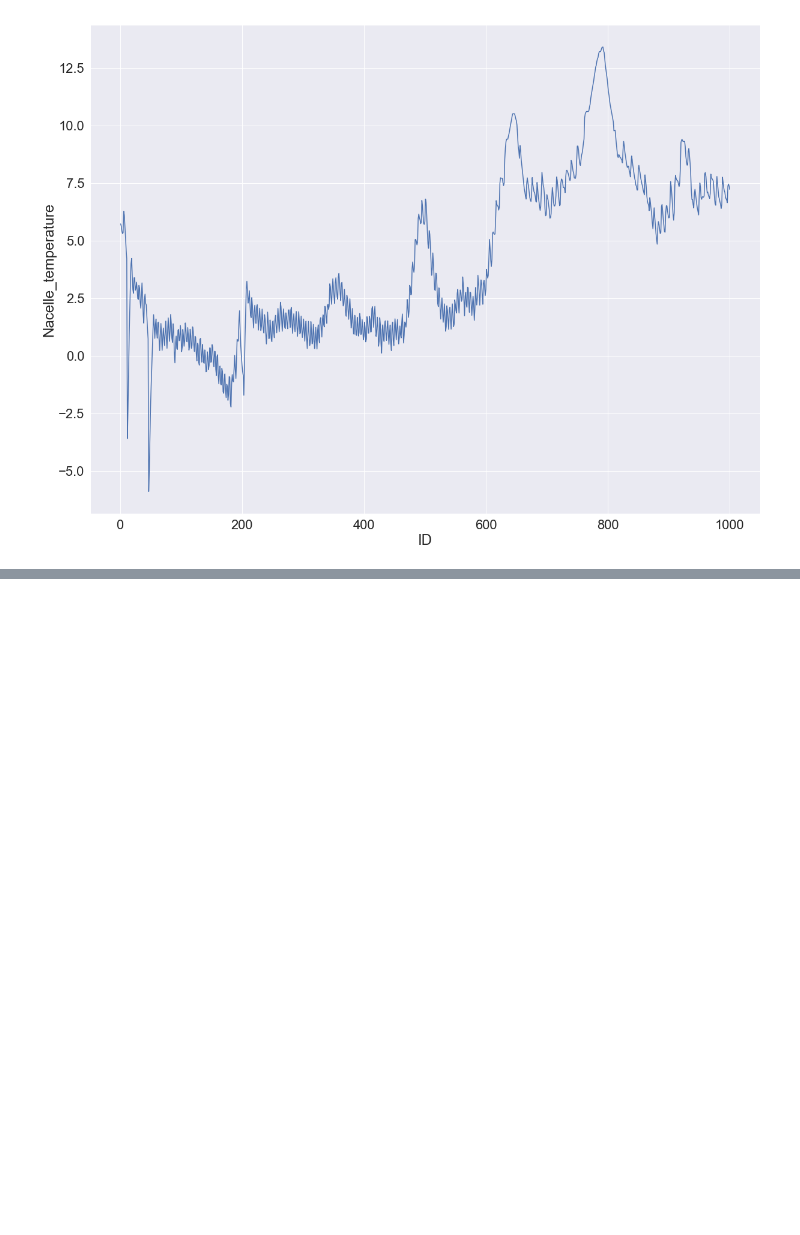
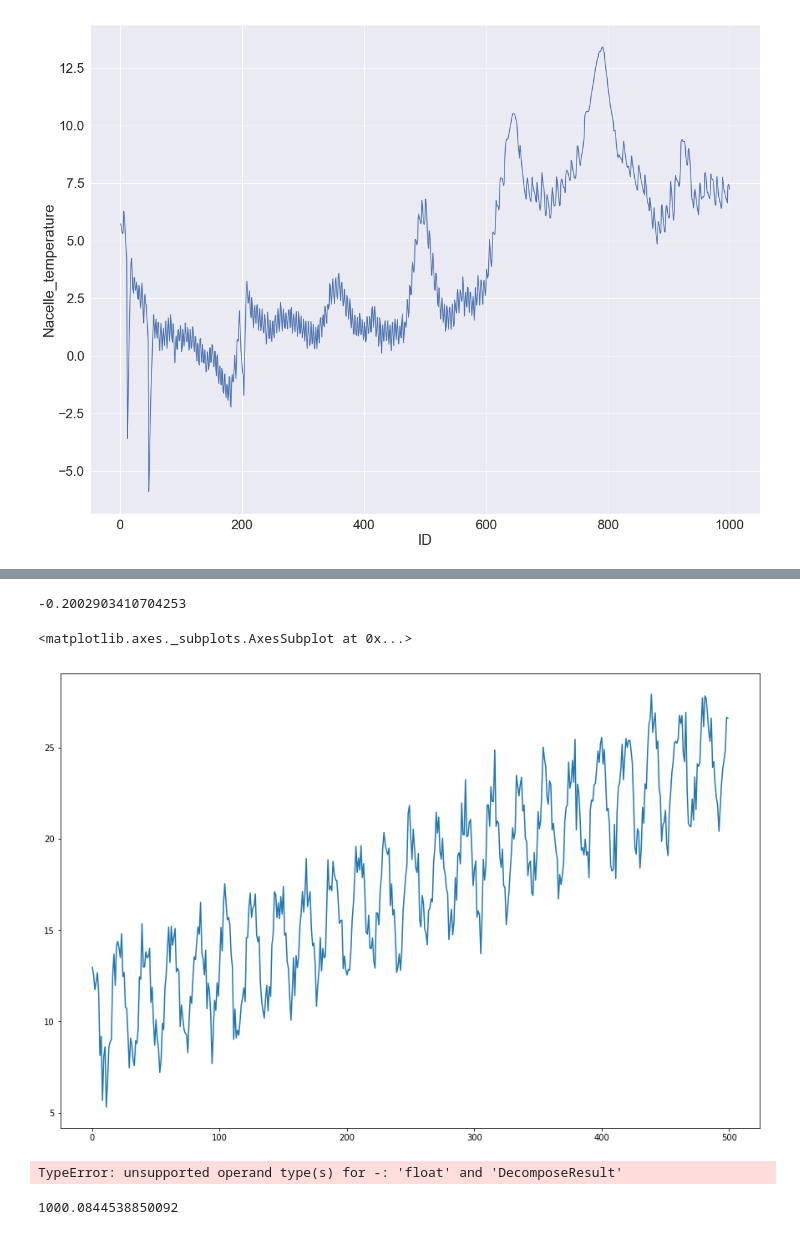
Before and after one commit to jeremycombe/Pipeline, a Jupyter notebook: Feature Engineering tests.ipynb, the cells around one changed output, grey strips where cells are left out. Drawn from its saved outputs; the diff is of its cells as text; code cells hidden in the pictures; blank space fills up the shorter version.

```diff
--- a/Feature Engineering tests.ipynb
+++ b/Feature Engineering tests.ipynb
@@ -199,9 +215,0 @@ A = pd.DataFrame(Multi_Train['PRICECLUB_STATUS'].value_counts()).reset_index()
-# %%
-n = A.shape[0]
-
-T = []
-
-for i in range(n) :
-    T.append(n-i)
-
-A['counts'] = T
@@ -280,0 +292,24 @@ Name: ITEM_PRICE, dtype: int64
+# %%
+np.random.normal(0,1)
+# %% [output]
+-0.2002903410704253
+# %%
+def TimeSeries(n):
+
+    x = range(0,n,1)
+
+    T = []
+
+    for i in x:
+
+        T.append(.03*x[i]+3 * np.cos(.3*x[i])+np.random.normal(10,1))
+
+    return(x,T)
+
+TS_x, result = TimeSeries(500)
+# %%
+plt.figure(figsize = (15,10))
+sns.lineplot(TS_x, result)
+# %% [output]
+<matplotlib.axes._subplots.AxesSubplot at 0x...>
+[figure, added]
@@ -280,0 +324,4 @@ Name: ITEM_PRICE, dtype: int64
+# %%
+sns.lineplot(TS_x, trend)
+# %% [output]
+TypeError: unsupported operand type(s) for -: 'float' and 'DecomposeResult'
@@ -280,0 +330,4 @@ Name: ITEM_PRICE, dtype: int64
+# %%
+X
+# %% [output]
+1000.0844538850092
```
Also changed, not shown: parts of 38 cells of this notebook, 4 other files.
